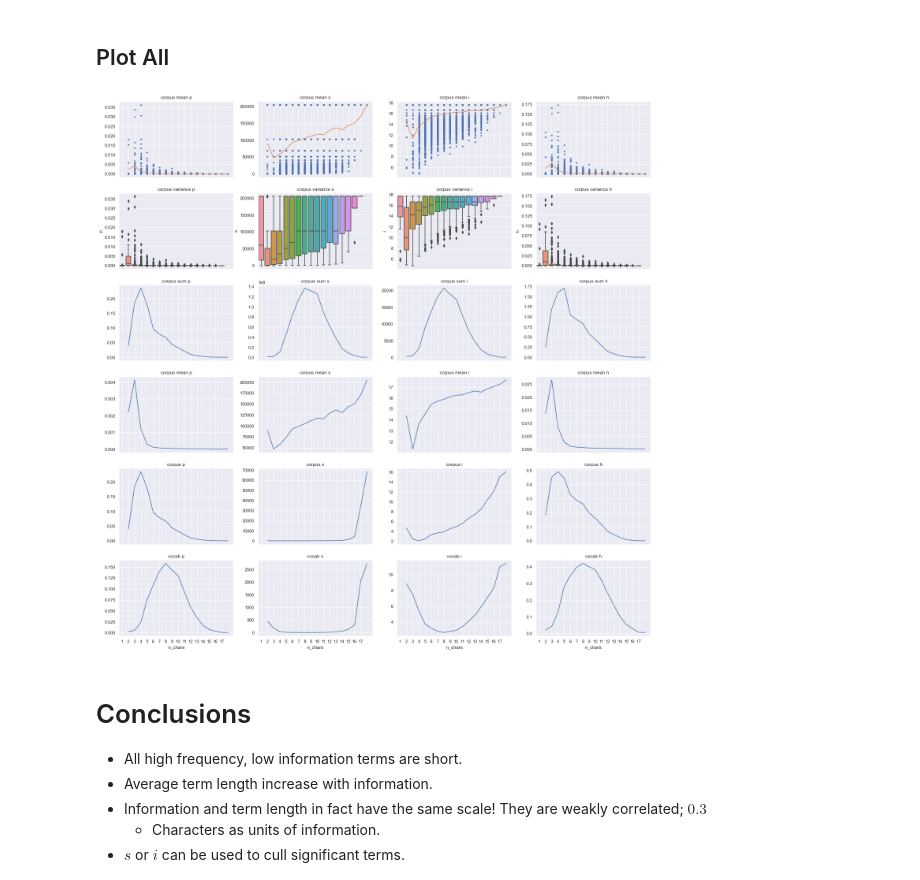
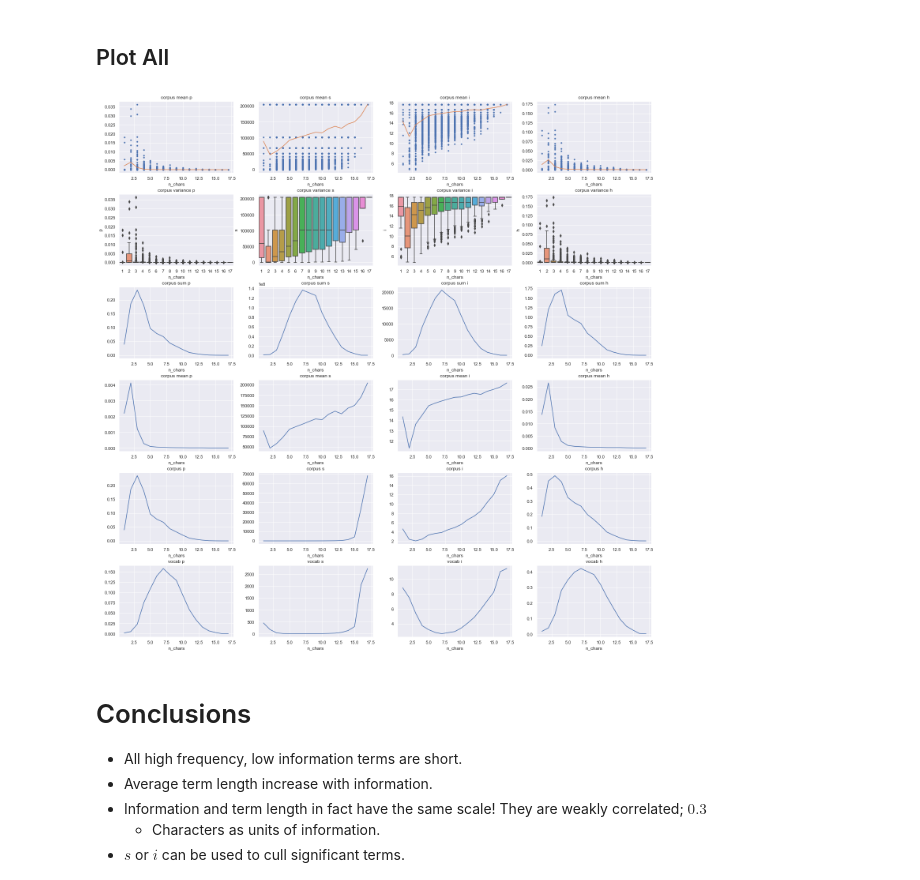
Before and after one commit to ontoligent/DS5001-2022-01-OLD, a Jupyter notebook: M03_LanguageModels/M03_04-Entropy-and-Term-Length.ipynb, the cells around one changed output. Drawn from its saved outputs; the diff is of its cells as text; code cells hidden in the pictures.

```diff
--- a/M03_LanguageModels/M03_04-Entropy-and-Term-Length.ipynb
+++ b/M03_LanguageModels/M03_04-Entropy-and-Term-Length.ipynb
@@ -150,7 +152,7 @@ Lnorm.ksum.plot(figsize=(20,5));
 # %% [markdown]
 ## Plot All
 # %%
-fig, axes = plt.subplots(ncols=4, nrows=6, figsize=(20,20), sharex=True)
+fig, axes = plt.subplots(ncols=4, nrows=6, figsize=(20,20), sharex=False)
 fig.tight_layout(pad=2.5)
 for i, x in enumerate(list("psih")):
 
@@ -170,34 +172,34 @@ for i, x in enumerate(list("psih")):
     ax = axes[1, i]
 
     # Variances
     sns.boxplot(data=V.reset_index(), x='n_chars', y=x, ax=ax)
     ax.set_title(f'corpus variance {x}')
 
     ax = axes[2, i]
 
     # Ksum
     L.ksum[x].plot(ax=ax)
     ax.set_title(f'corpus sum {x}')
 
     ax = axes[3, i]
 
     # Kmean
     L.kmean[x].plot(ax=ax)
     ax.set_title(f"corpus mean {x}")
 
     ax = axes[4, i]
 
     # K
     L.k[x].plot(ax=ax)
     ax.set_title(f"corpus {x}")
 
     ax = axes[5, i]
 
     # V
     L.v[x].plot(ax=ax)
     ax.set_title(f"vocab {x}")
 # %% [output]
-[figure, old version]
+[figure, new version]
 # %%
 def plot_chiasmus(df, kind='bar'):
     fig, axes = plt.subplots(ncols=2, nrows=2, figsize=(10,6), sharex=True)
```
Also changed, not shown: parts of 15 cells of this notebook, 2 other files.
